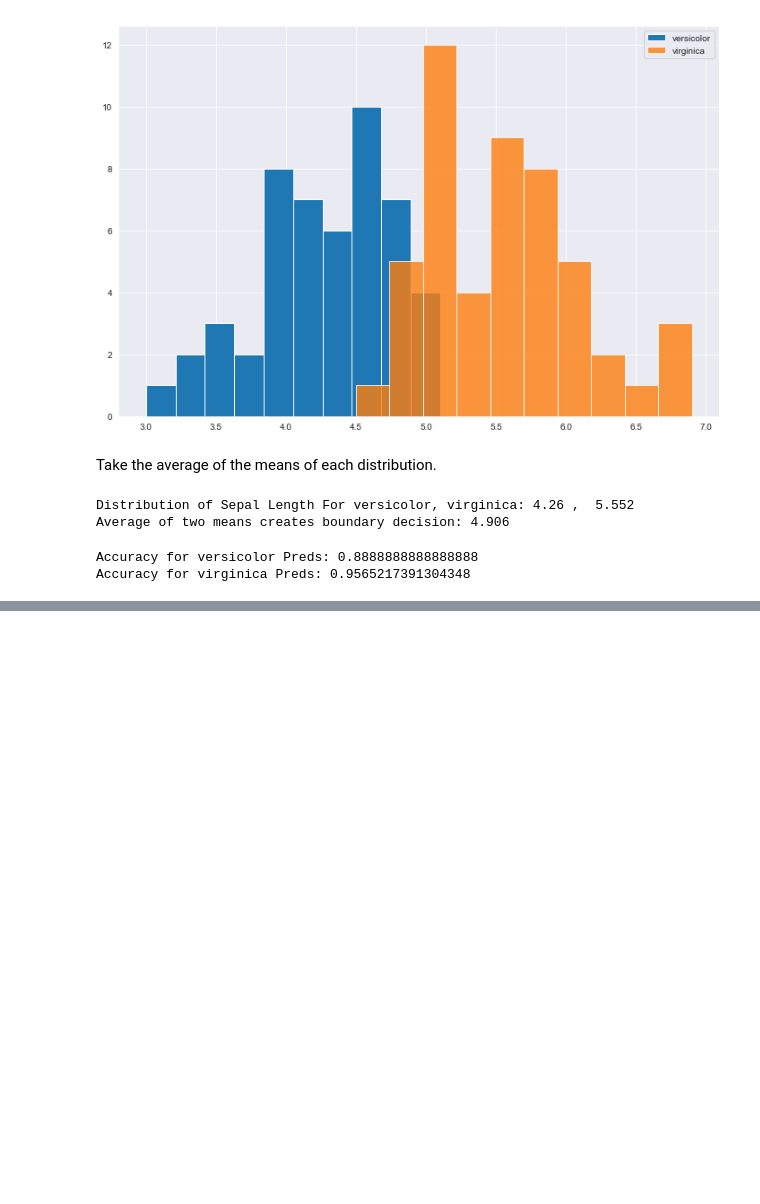
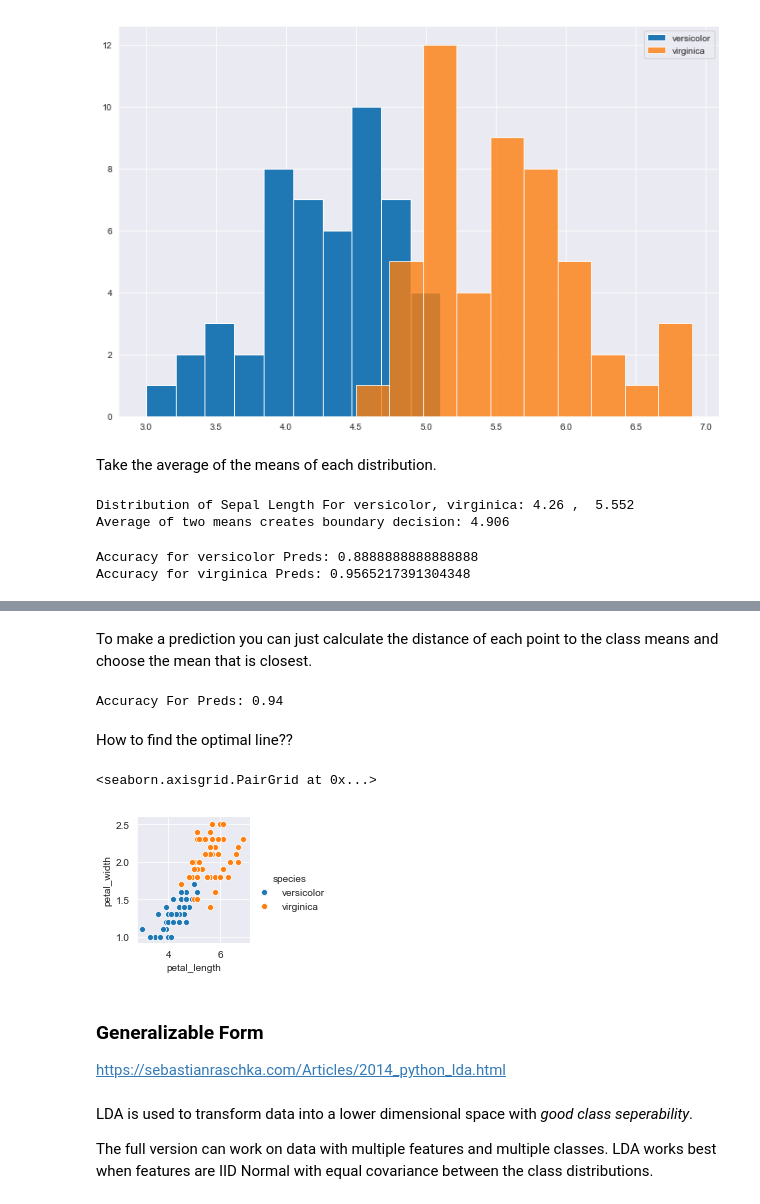
Before and after one commit to rshap91/Algorithms, a Jupyter notebook: Linear_Discriminant_Analysis.ipynb, the cells around one changed output, grey strips where cells are left out. Drawn from its saved outputs; the diff is of its cells as text; code cells hidden in the pictures; blank space fills up the shorter version.

```diff
--- a/Linear_Discriminant_Analysis.ipynb
+++ b/Linear_Discriminant_Analysis.ipynb
@@ -69,6 +71,5 @@ This method can be extended to multiple features by assuming p(x|y) is a multiva
 # %%
-# Simplest version, 1 feature two classes
-ftr = iris.columns[:-1]
+ftr = iris.columns[2:4]
 classes = ['versicolor', 'virginica']
 
 x = iris.loc[iris.species.isin(classes), ftr]
@@ -92,0 +83,2 @@ Not sure how to use a multivariate boundary decisions?
+# %% [markdown]
+To make a prediction you can just calculate the distance of each point to the class means and choose the mean that is closest.
@@ -92,0 +98,28 @@ Not sure how to use a multivariate boundary decisions?
+# %%
+preds = get_preds(x, [cls1_mean, cls2_mean])
+# convert to labels
+preds = np.asarray([classes[1] if pred else classes[0] for pred in preds])
+
+print(
+    'Accuracy For Preds:',
+    (y.values == preds).sum()/len(y)
+)
+# %% [output]
+Accuracy For Preds: 0.94
+# %% [markdown]
+How to find the optimal line??
+# %%
+# you can see approx where you would draw a line to separate the classes
+# how to transform??
+sns.pairplot(iris[iris.species.isin(classes)], hue='species', x_vars=ftr[0], y_vars=ftr[1])
+# %% [output]
+<seaborn.axisgrid.PairGrid at 0x...>
+[figure, added]
+# %% [markdown]
+### Generalizable Form
+
+https://sebastianraschka.com/Articles/2014_python_lda.html
+# %% [markdown]
+LDA is used to transform data into a lower dimensional space with _good class seperability_.
+
+The full version can work on data with multiple features and multiple classes. LDA works best when features are IID Normal with equal covariance between the class distributions.
```
Also changed, not shown: parts of 6 cells of this notebook, 1 other file.
